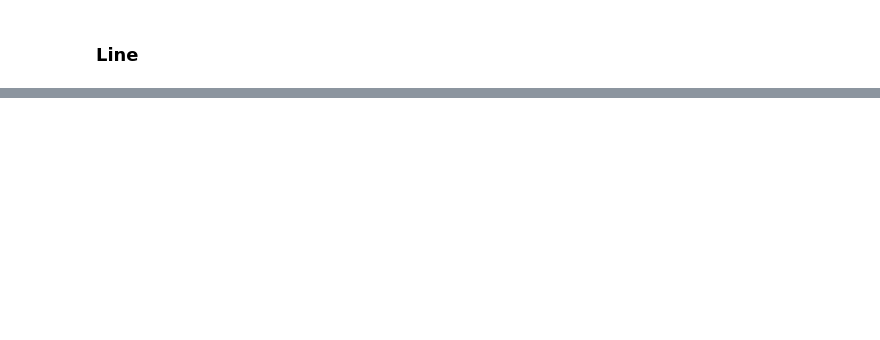
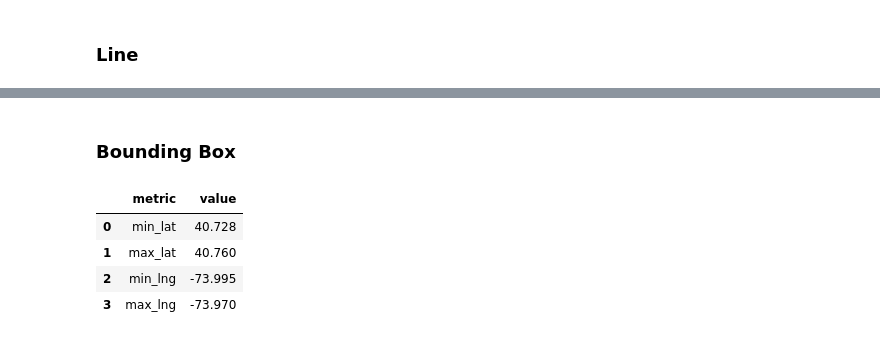
Before and after one commit to VahYavryan/data_analytics_with_phyton, a Jupyter notebook: notebooks/15_geoanalytics.ipynb, the cells around one changed output, grey strips where cells are left out. Saved outputs shown, nothing was run; the diff lists cells and outputs as text; code cells hidden in the pictures; blank space fills up the shorter version.

```diff
--- a/notebooks/15_geoanalytics.ipynb
+++ b/notebooks/15_geoanalytics.ipynb
@@ -255,0 +363,21 @@ m
+# %% [markdown]
+### Bounding Box
+# %%
+min_lat = min(final_df['start_lat'].min(), final_df['end_lat'].min())
+max_lat = max(final_df["start_lat"].max(), final_df["end_lat"].max())
+
+min_lng = min(final_df["start_lng"].min(), final_df["end_lng"].min())
+max_lng = max(final_df["start_lng"].max(), final_df["end_lng"].max())
+
+bounding_box = pd.DataFrame({
+    'metric': ['min_lat', 'max_lat', 'min_lng', 'max_lng'],
+    'value': [min_lat, max_lat, min_lng, max_lng]
+})
+
+bounding_box
+# %% [output]
+|  | metric | value |
+| 0 | min_lat | 40.728 |
+| 1 | max_lat | 40.760 |
+| 2 | min_lng | -73.995 |
+| 3 | max_lng | -73.970 |
```
Also changed, not shown: parts of 17 cells of this notebook, 12 other files.
